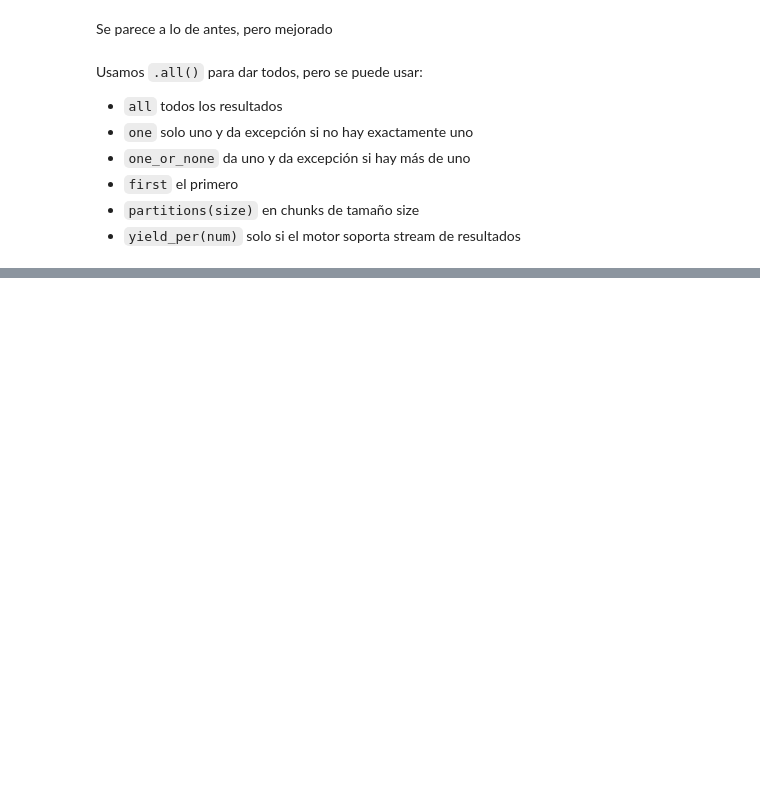
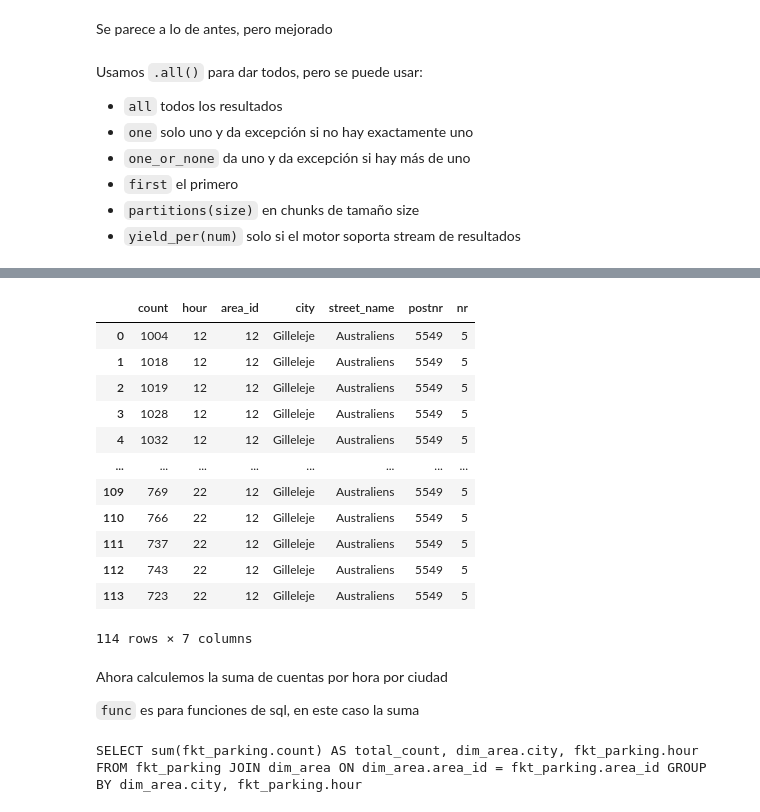
Before and after one commit to ferrandonea/tut_bbdd, a Jupyter notebook: sqlalchemy_orm_basic.ipynb, the cells around one changed output, grey strips where cells are left out. Cells and saved outputs as stored; diff of their text form; code cells hidden in the pictures; blank space fills up the shorter version.

Commit message:
datos necesarios para parte de SA

```diff
--- a/sqlalchemy_orm_basic.ipynb
+++ b/sqlalchemy_orm_basic.ipynb
@@ -595,0 +867,6 @@ Usamos `.all()` para dar todos, pero se puede usar:
+# %%
+#alternativamente
+with engine.connect() as conn:
+    df = pd.read_sql(sql, conn)
+df
+# %% [output]
@@ -595,0 +879,31 @@ Usamos `.all()` para dar todos, pero se puede usar:
+|  | count | hour | area_id | city | street_name | postnr | nr |
+| 0 | 1004 | 12 | 12 | Gilleleje | Australiens | 5549 | 5 |
+| 1 | 1018 | 12 | 12 | Gilleleje | Australiens | 5549 | 5 |
+| 2 | 1019 | 12 | 12 | Gilleleje | Australiens | 5549 | 5 |
+| 3 | 1028 | 12 | 12 | Gilleleje | Australiens | 5549 | 5 |
+| 4 | 1032 | 12 | 12 | Gilleleje | Australiens | 5549 | 5 |
+| ... | ... | ... | ... | ... | ... | ... | ... |
+| 109 | 769 | 22 | 12 | Gilleleje | Australiens | 5549 | 5 |
+| 110 | 766 | 22 | 12 | Gilleleje | Australiens | 5549 | 5 |
+| 111 | 737 | 22 | 12 | Gilleleje | Australiens | 5549 | 5 |
+| 112 | 743 | 22 | 12 | Gilleleje | Australiens | 5549 | 5 |
+| 113 | 723 | 22 | 12 | Gilleleje | Australiens | 5549 | 5 |
+114 rows × 7 columns
+# %% [markdown]
+Ahora calculemos la suma de cuentas por hora por ciudad
+
+`func` es para funciones de sql, en este caso la suma
+# %%
+sql = (
+    sa.select([sa.func.sum(fkt_parking.c.count).label("total_count"),
+               dim_area.c.city,
+               fkt_parking.c.hour])
+    .join(dim_area)
+    .group_by(dim_area.c.city, fkt_parking.c.hour)
+    )
+
+
+print(sql)
+# %% [output]
+SELECT sum(fkt_parking.count) AS total_count, dim_area.city, fkt_parking.hour
+FROM fkt_parking JOIN dim_area ON dim_area.area_id = fkt_parking.area_id GROUP BY dim_area.city, fkt_parking.hour
```
Also changed, not shown: parts of 147 cells of this notebook.
